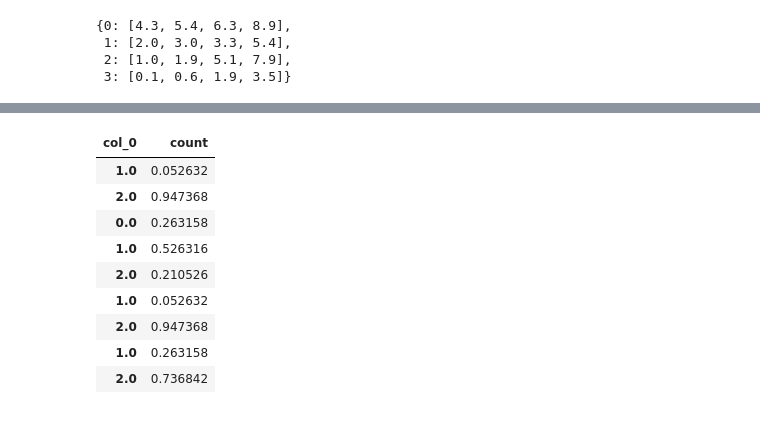
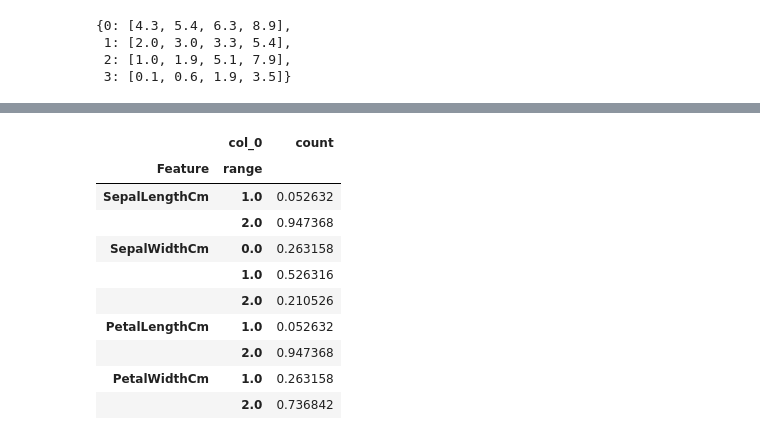
Before and after one commit to Bicball/CAIBAL, a Jupyter notebook: main.ipynb, the cells around one changed output, grey strips where cells are left out. Cells and saved outputs as stored; diff of their text form; code cells hidden in the pictures.

```diff
--- a/main.ipynb
+++ b/main.ipynb
@@ -29,7 +30,7 @@ dataset_clustering
 ## Clustering with K-means
 # %%
 kmeans = KMeans(init='random', n_clusters=3, n_init=10, max_iter=300, random_state=365)
-dataset_with_clusterAtt = dataset_clustering
+dataset_with_clusterAtt = dataset_clustering.copy()
 dataset_with_clusterAtt['cluster'] = kmeans.fit_predict(dataset_clustering)
 dataset_with_clusterAtt
 # %% [output]
@@ -49,7 +56,7 @@ dataset_with_clusterAtt
 # %% [markdown]
 ## Discretizing with CAIM
 # %%
-numAtt = dataset_clustering
+numAtt = dataset_clustering.copy()
 clusterAtt = dataset_with_clusterAtt['cluster']
 caim = CAIMD()
 dataset_disc = caim.fit_transform(numAtt, clusterAtt)
@@ -72,24 +95,26 @@ disc_scheme
+# %%
+cluster = pd.DataFrame()
+cluster = dataset_disc[dataset_disc['cluster'] == 0]
+cluster = cluster.drop(['cluster'], axis=1)
 # %%
-#Count features values occurrence by cluster
-cluster1 = pd.DataFrame()
-cluster1 = dataset_disc[dataset_disc['cluster'] == 0]
-cluster1 = cluster1.drop(['cluster'], axis=1)
-result_table = pd.DataFrame()
-resultKeys = []
-for (colName, colData) in cluster1.items():
-    resultKeys.append(colName)
-    counter_table = pd.crosstab(index=cluster1[colName], columns='count')
+#
+all_results = []
+result_table = pd.DataFrame();
+for (colName, colData) in cluster.items():
+    counter_table = pd.crosstab(index=cluster[colName], columns='count', rownames=['ranges'])
     counter_table = counter_table/counter_table.sum()
-    result_table = pd.concat([result_table, counter_table])
+    all_results.append(counter_table)
+result_table = pd.concat(all_results, names=['Feature','range'], keys=cluster.columns)
 result_table
 # %% [output]
-| col_0 | count |
-| 1.0 | 0.052632 |
-| 2.0 | 0.947368 |
-| 0.0 | 0.263158 |
-| 1.0 | 0.526316 |
-| 2.0 | 0.210526 |
-| 1.0 | 0.052632 |
-| 2.0 | 0.947368 |
-| 1.0 | 0.263158 |
-| 2.0 | 0.736842 |
+|  | col_0 | count |
+| Feature | range |  |
+| SepalLengthCm | 1.0 | 0.052632 |
+|  | 2.0 | 0.947368 |
+| SepalWidthCm | 0.0 | 0.263158 |
+|  | 1.0 | 0.526316 |
+|  | 2.0 | 0.210526 |
+| PetalLengthCm | 1.0 | 0.052632 |
+|  | 2.0 | 0.947368 |
+| PetalWidthCm | 1.0 | 0.263158 |
+|  | 2.0 | 0.736842 |
```
Also changed, not shown: parts of 5 cells of this notebook.
